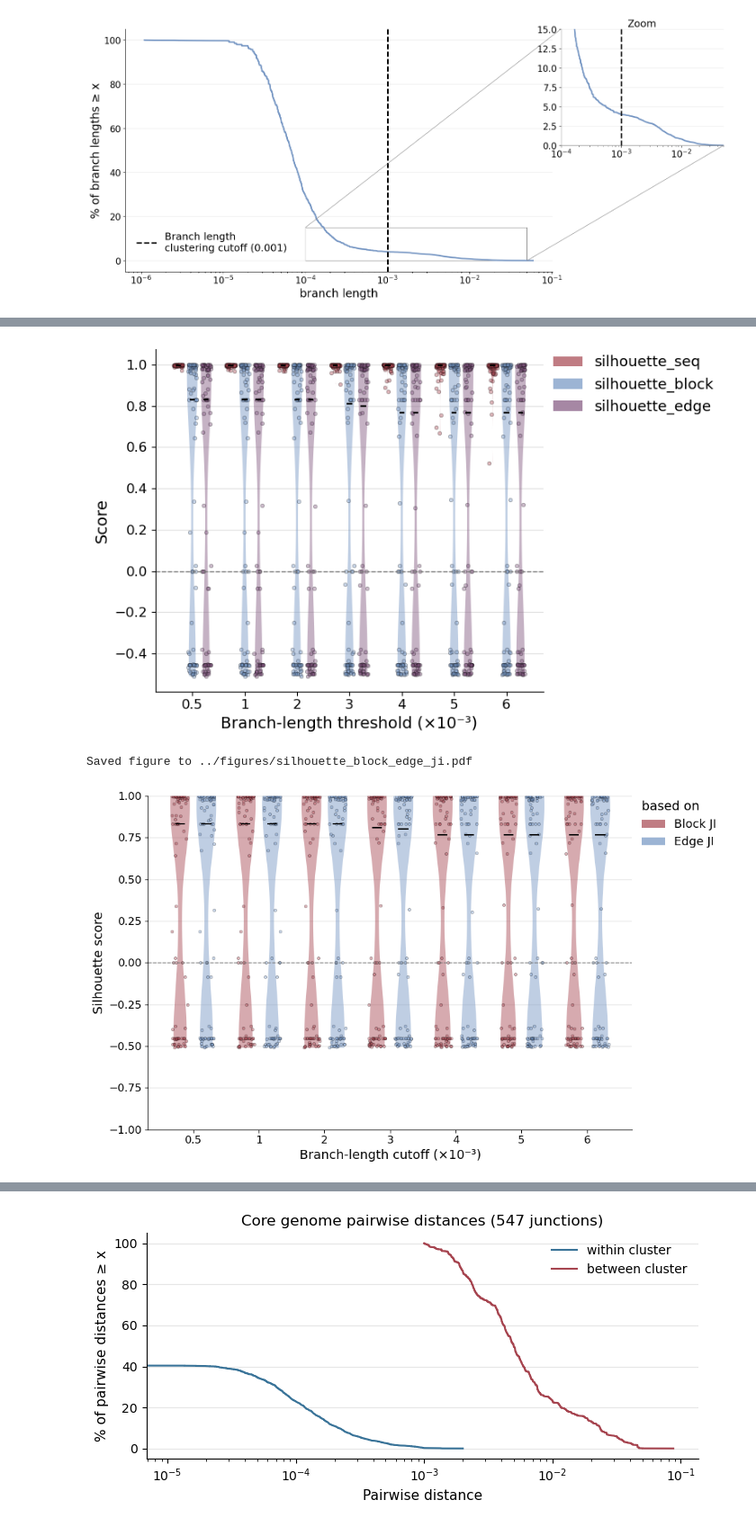
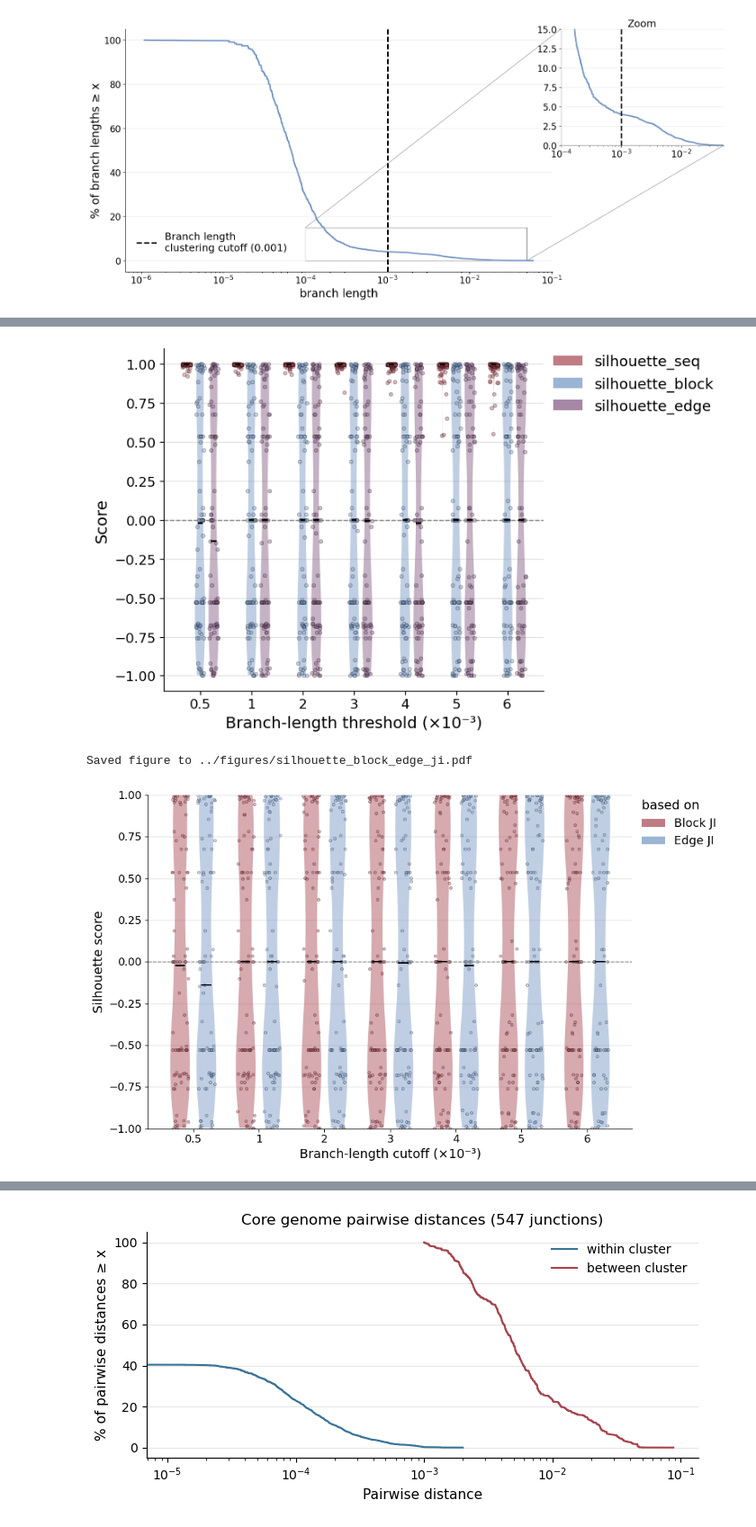
Before and after one commit to marie3003/junction_dataset, a Jupyter notebook: explore/compare_clustering_compatibility.ipynb, the cells around one changed output, grey strips where cells are left out. Shown at 90% size. Saved outputs shown, nothing was run; the diff lists cells and outputs as text; code cells hidden in the pictures.

Commit message:
investigating how well the method works especially the compatibility of the clustering part

```diff
--- a/explore/compare_clustering_compatibility.ipynb
+++ b/explore/compare_clustering_compatibility.ipynb
@@ -271,10 +344,13 @@ alignment_dist_df = pd.read_csv("../results/consensus_analysis/pairwise_rel_hamm
 
 block_edge_dist = pd.read_csv("../results/consensus_analysis/pairwise_dedup_ji.csv")
 
+# TODO: transform into distance with 1 - J
 block_dist_df = block_edge_dist.copy().loc[:, ['junction_name', 'isolate_1', 'isolate_2', 'block_ji_dist']]
+block_dist_df['block_ji_dist'] = 1 - block_dist_df['block_ji_dist']
 block_dist_df.rename(columns={'block_ji_dist': 'distance'}, inplace=True)
 
 edge_dist_df = block_edge_dist.copy().loc[:, ['junction_name', 'isolate_1', 'isolate_2', 'edge_ji_dist']]
+edge_dist_df['edge_ji_dist'] = 1 - edge_dist_df['edge_ji_dist']
 edge_dist_df.rename(columns={'edge_ji_dist': 'distance'}, inplace=True)
 # %%
 for thresh in ['05', '1', '2', '3', '4', '5', '6']:
@@ -296,33 +389,0 @@ for thresh in ['05', '1', '2', '3', '4', '5', '6']:
-# %%
-core_pairwise_paths = [f"../results/consensus_analysis/cluster_pairwise_dist_000{thresh}.csv" for thresh in ['05', '1', '2', '3', '4', '5', '6']]
-block_paths = [f"../results/consensus_analysis/cluster_block_ji_000{thresh}.csv" for thresh in ['05', '1', '2', '3', '4', '5', '6']]
-edge_paths = [f"../results/consensus_analysis/cluster_edge_ji_000{thresh}.csv" for thresh in ['05', '1', '2', '3', '4', '5', '6']]
-
-# maybe need to compare clustering between junctions that have clusters in all cases but more or less, this is done now
-cluster_df = pd.read_csv(f"../results/consensus_analysis/cluster_maps_0_006.csv")
-clustering_exists = cluster_df[cluster_df['n_clusters'] > 1].junction_name.to_list()
-
-wb_core_pairwise_dfs = []
-wb_block_dfs = []
-wb_edge_dfs = []
-
-for path in core_pairwise_paths:
-    wb_diff_df = pd.read_csv(path)
-    #wb_diff_df = wb_diff_df[wb_diff_df["n_clusters"] > 1]
-    wb_diff_df = wb_diff_df[wb_diff_df["junction_name"].isin(clustering_exists)]
-    wb_diff_df = add_silhouette_scores(wb_diff_df, within_col = 'mean_within_dist', between_col='mean_between_dist', is_similarity=False)
-    wb_core_pairwise_dfs.append(wb_diff_df)
-
-for path in block_paths:
-    wb_diff_df = pd.read_csv(path)
-    #wb_diff_df = wb_diff_df[wb_diff_df["n_clusters"] > 1]
-    wb_diff_df = wb_diff_df[wb_diff_df["junction_name"].isin(clustering_exists)]
-    wb_diff_df = add_silhouette_scores(wb_diff_df, within_col = 'mean_within_dist', between_col='mean_between_dist', is_similarity=True)
-    wb_block_dfs.append(wb_diff_df)
-
-for path in edge_paths:
-    wb_diff_df = pd.read_csv(path)
-    #wb_diff_df = wb_diff_df[wb_diff_df["n_clusters"] > 1]
-    wb_diff_df = wb_diff_df[wb_diff_df["junction_name"].isin(clustering_exists)]
-    wb_diff_df = add_silhouette_scores(wb_diff_df, within_col = 'mean_within_dist', between_col='mean_between_dist', is_similarity=True)
-    wb_edge_dfs.append(wb_diff_df)
@@ -329,16 +483,16 @@ for path in edge_paths:
 # %%
 combined_dfs = [
-      core.rename(columns={"silhouette_score": "silhouette_seq"})[["junction_name", "silhouette_seq"]]
-      .merge(block.rename(columns={"silhouette_score": "silhouette_block"})[["junction_name", "silhouette_block"]], on="junction_name", how="outer")
-      .merge(edge.rename(columns={"silhouette_score": "silhouette_edge"})[["junction_name", "silhouette_edge"]], on="junction_name", how="outer")
+      core.rename(columns={"silhouette": "silhouette_seq"})[["junction_name", "silhouette_seq"]]
+      .merge(block.rename(columns={"silhouette": "silhouette_block"})[["junction_name", "silhouette_block"]], on="junction_name", how="outer")
+      .merge(edge.rename(columns={"silhouette": "silhouette_edge"})[["junction_name", "silhouette_edge"]], on="junction_name", how="outer")
       for core, block, edge in zip(wb_core_pairwise_dfs, wb_block_dfs, wb_edge_dfs)
   ]
 plot_score_threshold_violin(combined_dfs, thresholds=[0.0005, 0.001, 0.002, 0.003, 0.004, 0.005, 0.006],
       score_col=["silhouette_seq", "silhouette_block", "silhouette_edge"])
 
 plot_score_threshold_violin(combined_dfs, thresholds=[0.0005, 0.001, 0.002, 0.003, 0.004, 0.005, 0.006],
       score_col=["silhouette_block", "silhouette_edge"], ylim = (-1,1), figsize=(10,6), xlabel = "Branch-length cutoff" , ylabel = "Silhouette score", legend_labels=["Block JI", "Edge JI"], legend_title = "based on", save_path = "../figures/silhouette_block_edge_ji.pdf")
 # %% [output]
-[figure, old version]
+[figure, new version]
 Saved figure to ../figures/silhouette_block_edge_ji.pdf
-[figure, old version]
+[figure, new version]
```
Also changed, not shown: parts of 18 cells of this notebook, 9 other files.
